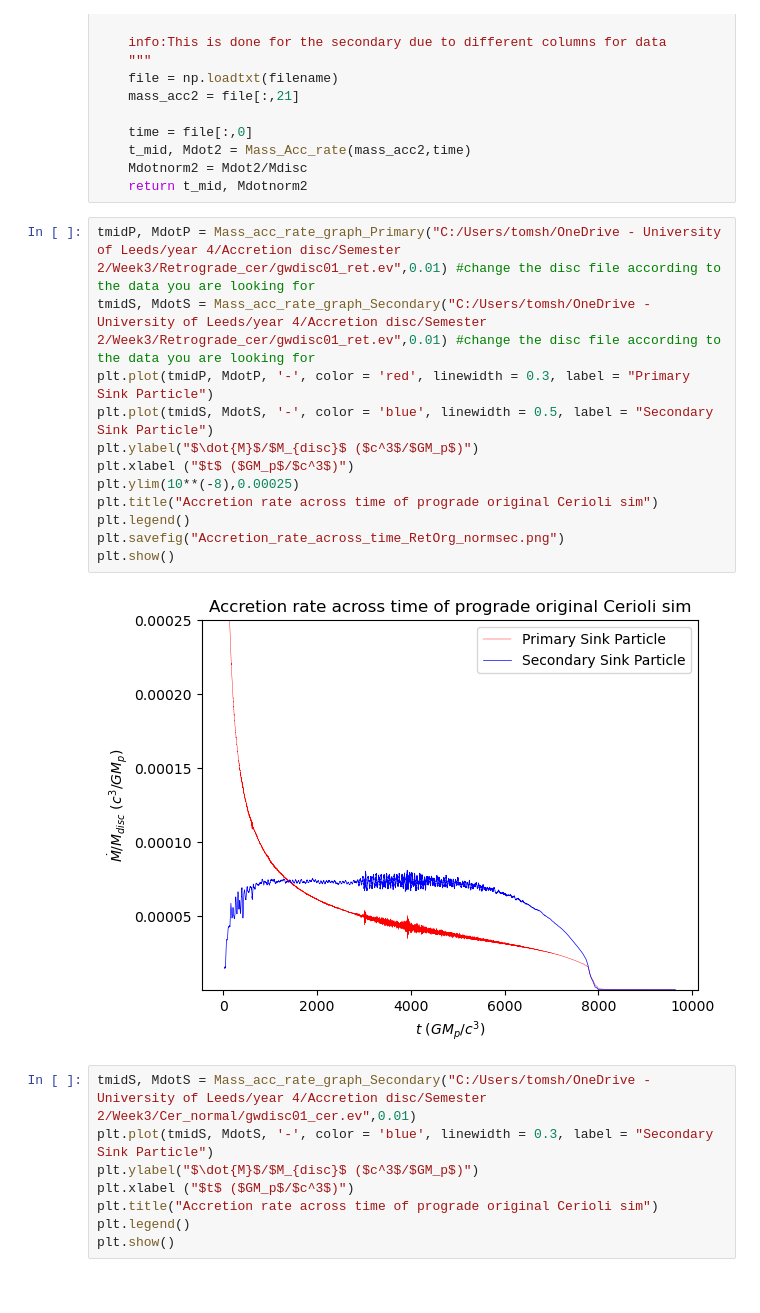
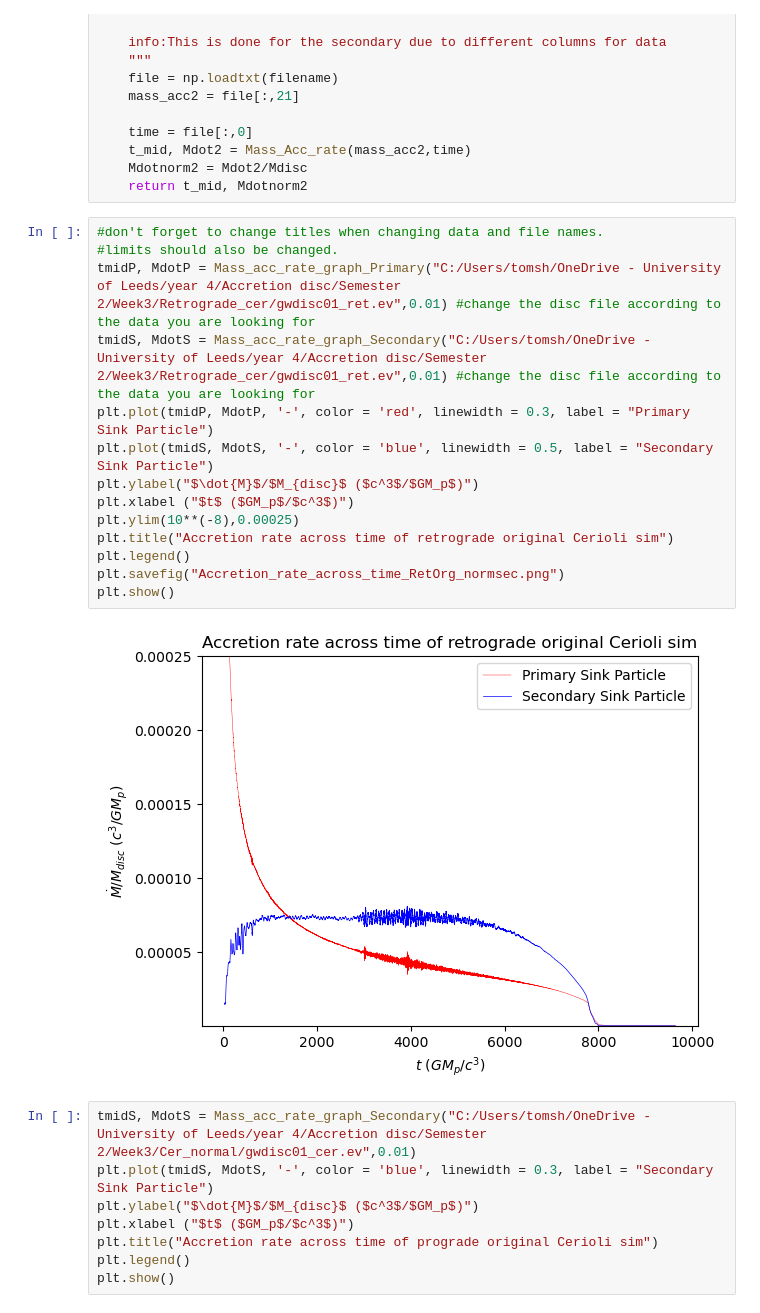
Before and after one commit to tomshilling04/physics_repo, a Jupyter notebook: Accretion_rate.ipynb, the cells around one changed output. Saved outputs shown, nothing was run; the diff lists cells and outputs as text.

Commit message:
refactor: Made comments to set reminders to change titles of graphs before saving the figure into the directory

```diff
--- a/Accretion_rate.ipynb
+++ b/Accretion_rate.ipynb
@@ -101,19 +102,21 @@ def Mass_acc_rate_graph_Secondary(filename, Mdisc,N=100):
     Mdotnorm2 = Mdot2/Mdisc
     return t_mid, Mdotnorm2
 # %%
+#don't forget to change titles when changing data and file names.
+#limits should also be changed.
 tmidP, MdotP = Mass_acc_rate_graph_Primary("C:/Users/tomsh/OneDrive - University of Leeds/year 4/Accretion disc/Semester 2/Week3/Retrograde_cer/gwdisc01_ret.ev",0.01) #change the disc file according to the data you are looking for
 tmidS, MdotS = Mass_acc_rate_graph_Secondary("C:/Users/tomsh/OneDrive - University of Leeds/year 4/Accretion disc/Semester 2/Week3/Retrograde_cer/gwdisc01_ret.ev",0.01) #change the disc file according to the data you are looking for
 plt.plot(tmidP, MdotP, '-', color = 'red', linewidth = 0.3, label = "Primary Sink Particle")
 plt.plot(tmidS, MdotS, '-', color = 'blue', linewidth = 0.5, label = "Secondary Sink Particle")
 plt.ylabel("$\dot{M}$/$M_{disc}$ ($c^3$/$GM_p$)")
 plt.xlabel ("$t$ ($GM_p$/$c^3$)")
 plt.ylim(10**(-8),0.00025)
-plt.title("Accretion rate across time of prograde original Cerioli sim")
+plt.title("Accretion rate across time of retrograde original Cerioli sim")
 plt.legend()
 plt.savefig("Accretion_rate_across_time_RetOrg_normsec.png")
 plt.show()
 # %% [output]
-[figure, old version]
+[figure, new version]
 # %%
 tmidS, MdotS = Mass_acc_rate_graph_Secondary("C:/Users/tomsh/OneDrive - University of Leeds/year 4/Accretion disc/Semester 2/Week3/Cer_normal/gwdisc01_cer.ev",0.01)
 plt.plot(tmidS, MdotS, '-', color = 'blue', linewidth = 0.3, label = "Secondary Sink Particle")
```
Also changed, not shown: parts of 1 cell of this notebook.
